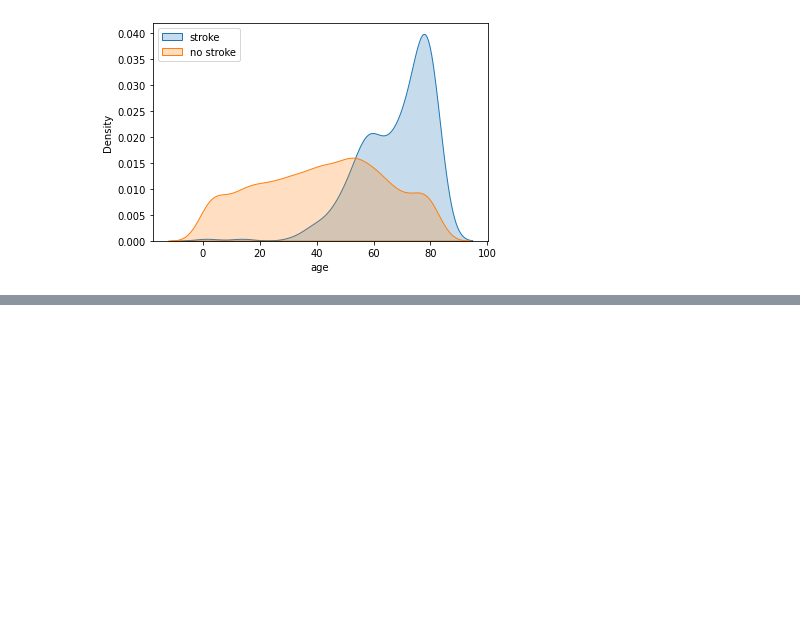
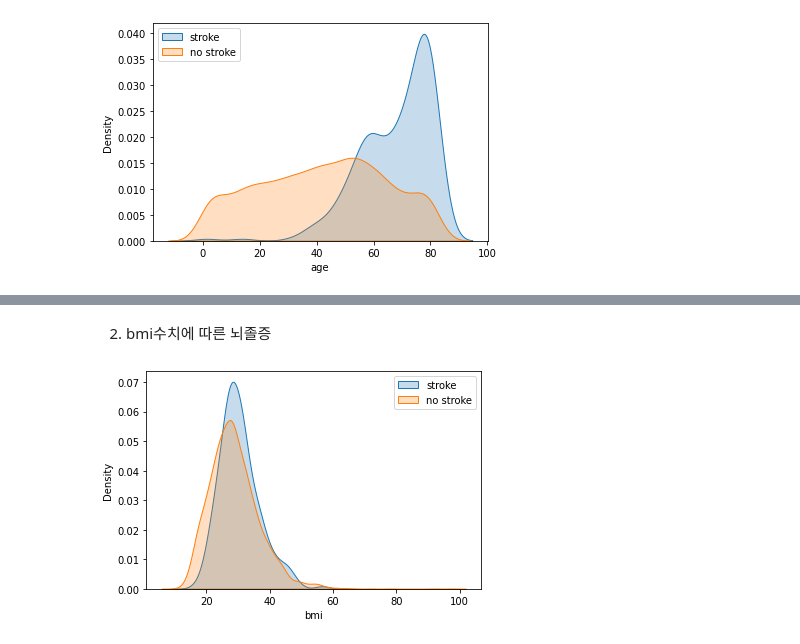
Before and after one commit to KyubumShin/myEDA, a Jupyter notebook: stroke/Stroke EDA.ipynb, the cells around one changed output, grey strips where cells are left out. Drawn from its saved outputs; the diff is of its cells as text; code cells hidden in the pictures; blank space fills up the shorter version.

```diff
--- a/stroke/Stroke EDA.ipynb
+++ b/stroke/Stroke EDA.ipynb
@@ -128,0 +140,9 @@ plt.show()
+# %% [markdown]
+2. bmi수치에 따른 뇌졸증
+# %%
+sns.kdeplot(data = stroke[stroke.stroke == 1], x = "bmi", fill = True)
+sns.kdeplot(data = stroke[stroke.stroke == 0], x = "bmi", fill = True)
+plt.legend(["stroke", "no stroke"])
+plt.show()
+# %% [output]
+[figure, added]
```
Also changed, not shown: parts of 26 cells of this notebook, 1 other file.
